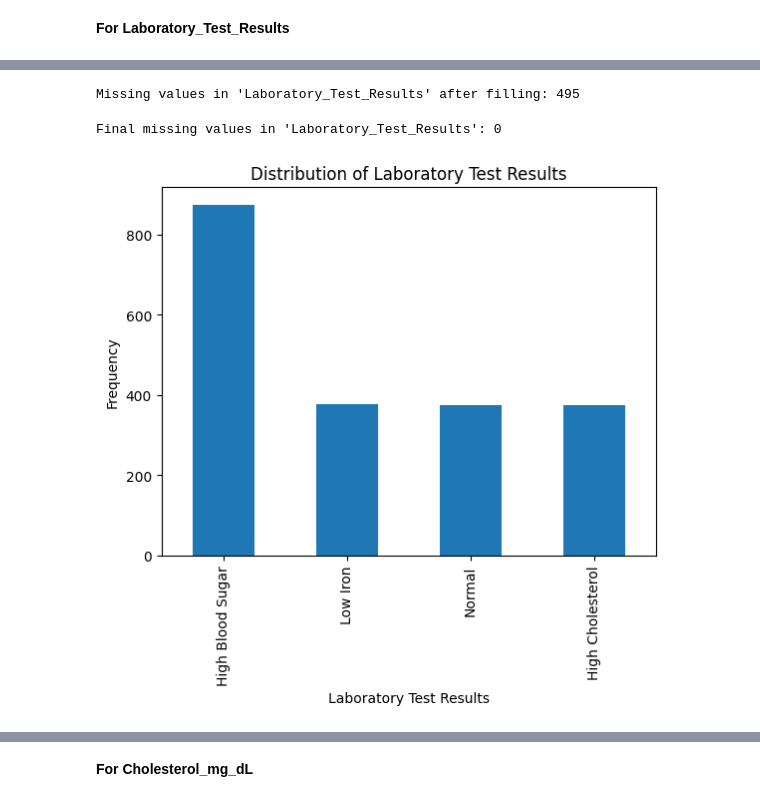
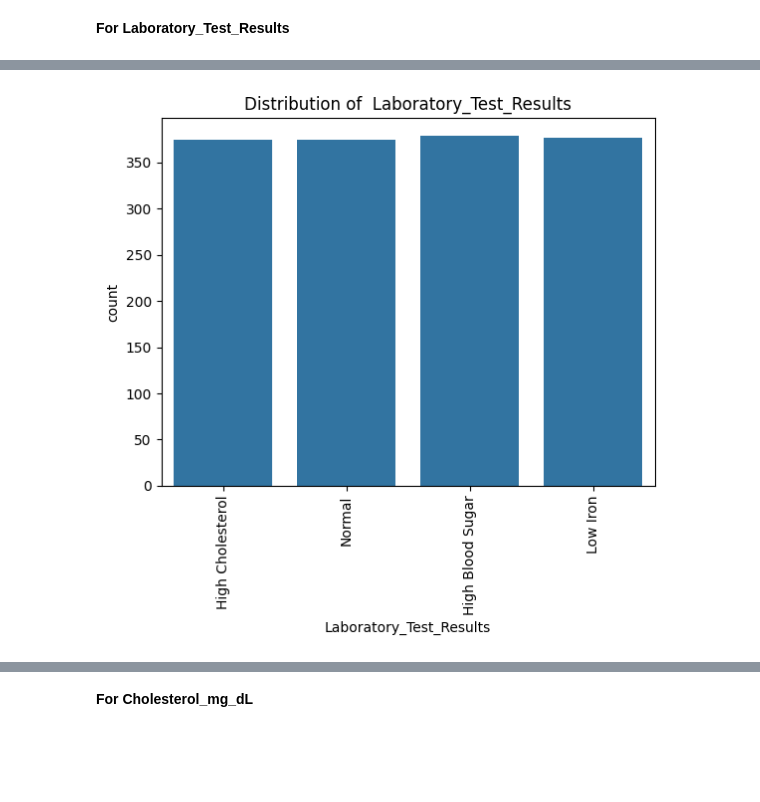
Before and after one commit to ROHAN-1610/heart_disease_prediction, a Jupyter notebook: DATA analysis.ipynb, the cells around one changed output, grey strips where cells are left out. Cells and saved outputs as stored; diff of their text form; code cells hidden in the pictures; blank space fills up the shorter version.

```diff
--- a/DATA analysis.ipynb
+++ b/DATA analysis.ipynb
@@ -739,7 +648,0 @@ Remaining columns after dropping unnecessary columns:
-# %%
-# Drop columns starting with 'Disease_Predictions_'
-columns_to_drop = [col for col in df.columns if col.startswith('Disease_Predictions_')]
-df.drop(columns=columns_to_drop, inplace=True, errors='ignore')
-
-# Check the remaining columns
-print("Remaining columns after dropping unnecessary columns:\n", df.columns)
@@ -754,3 +649,5 @@ Remaining columns after dropping unnecessary columns:
+# %%
+df = pd.get_dummies(df, columns=['Existing_Conditions'])
 # %%
 df.info()
 # %% [output]
@@ -807,25 +673,8 @@ Name: count, dtype: int64
-# %%
-# Conditionally filling missing values in 'Laboratory_Test_Results' where 'Existing_Conditions' is 'Hypercholesterolemia'
-df.loc[(df["Existing_Conditions"] == "Hypercholesterolemia") & (df["Laboratory_Test_Results"].isna()), "Laboratory_Test_Results"] = "High Cholesterol"
-# %%
-# Check again for missing values after filling
-print(f"\nMissing values in 'Laboratory_Test_Results' after filling: {df['Laboratory_Test_Results'].isnull().sum()}")
-# %% [output]
-Missing values in 'Laboratory_Test_Results' after filling: 495
-# %%
-# Fill any remaining missing values with the mode (most frequent value)
-df["Laboratory_Test_Results"] = df["Laboratory_Test_Results"].fillna(df["Laboratory_Test_Results"].mode()[0])
-# %%
-# Check final count of missing values
-print(f"\nFinal missing values in 'Laboratory_Test_Results': {df['Laboratory_Test_Results'].isnull().sum()}")
-# %% [output]
-Final missing values in 'Laboratory_Test_Results': 0
 # %%
-# Plot the distribution of 'Laboratory_Test_Results'
-df["Laboratory_Test_Results"].value_counts().plot(kind='bar')
-plt.title("Distribution of Laboratory Test Results")
-plt.xlabel("Laboratory Test Results")
-plt.ylabel("Frequency")
+# distribution of "Laboratory_Test_Results" column
+sns.countplot(data=df, x='Laboratory_Test_Results')
+plt.xticks(rotation=90)
+plt.title('Distribution of  Laboratory_Test_Results')
 plt.show()
 # %% [output]
-[figure, old version]
+[figure, new version]
```
Also changed, not shown: parts of 156 cells of this notebook, 19 other files.
